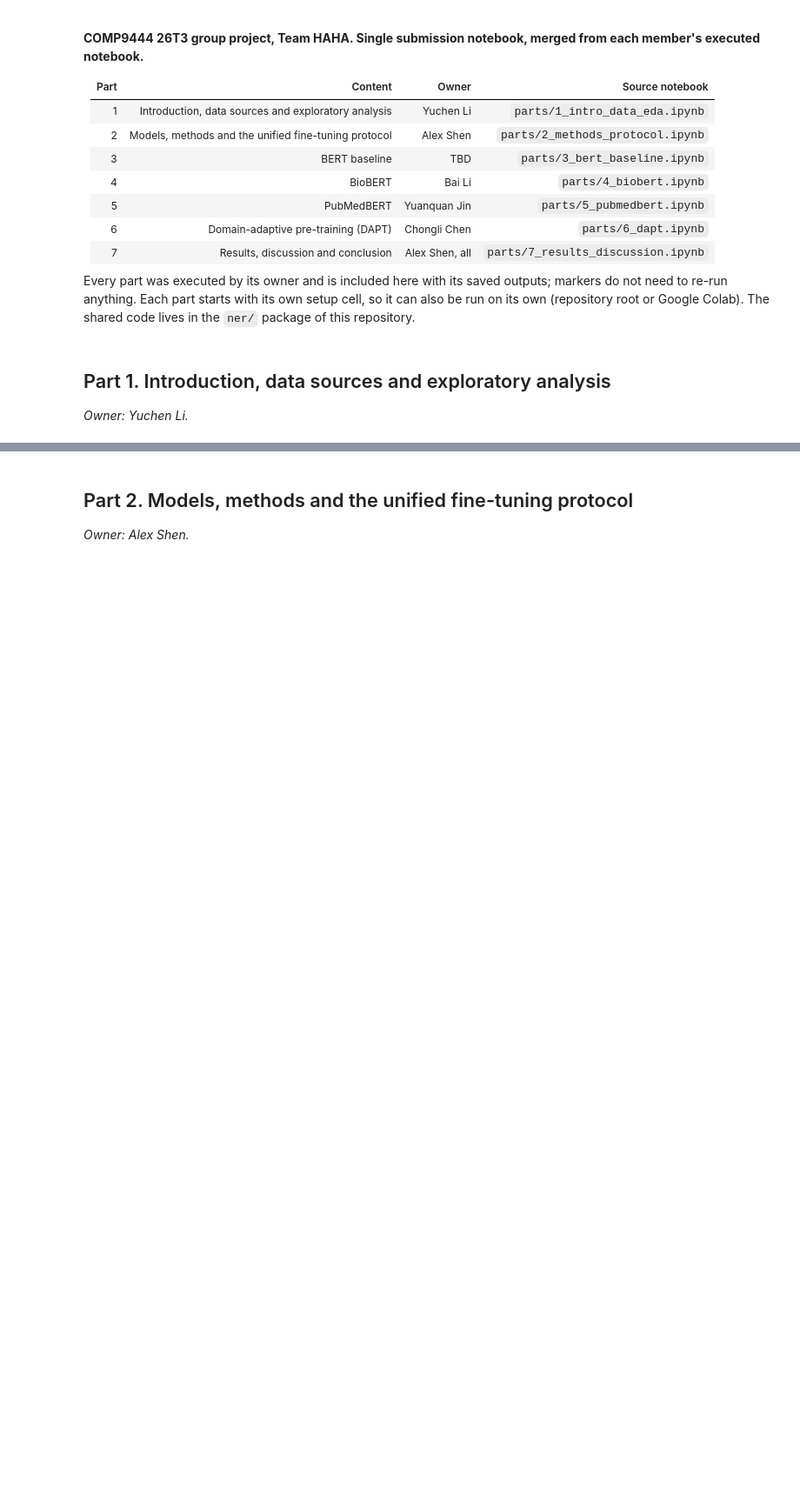
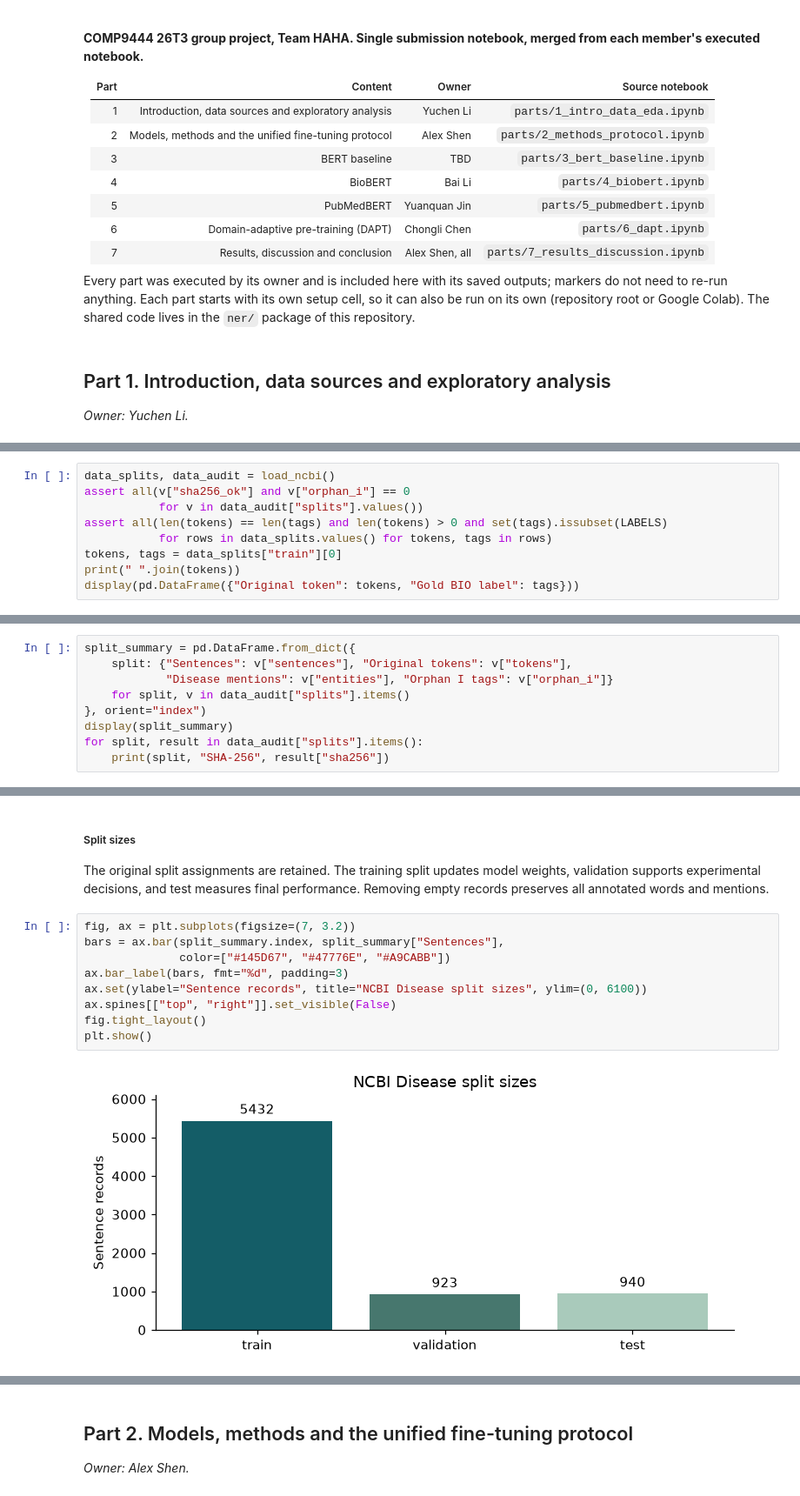
Before and after one commit to lofty14/bert-ner-baseline, a Jupyter notebook: Project13_final.ipynb, the cells around one changed output, grey strips where cells are left out. Shown at 87% size. Drawn from its saved outputs; the diff is of its cells as text; blank space fills up the shorter version.

```diff
--- a/Project13_final.ipynb
+++ b/Project13_final.ipynb
@@ -27,0 +101,9 @@ Every part was executed by its owner and is included here with its saved outputs
+# %%
+data_splits, data_audit = load_ncbi()
+assert all(v["sha256_ok"] and v["orphan_i"] == 0
+           for v in data_audit["splits"].values())
+assert all(len(tokens) == len(tags) and len(tokens) > 0 and set(tags).issubset(LABELS)
+           for rows in data_splits.values() for tokens, tags in rows)
+tokens, tags = data_splits["train"][0]
+print(" ".join(tokens))
+display(pd.DataFrame({"Original token": tokens, "Gold BIO label": tags}))
@@ -27,0 +175,9 @@ Every part was executed by its owner and is included here with its saved outputs
+# %%
+split_summary = pd.DataFrame.from_dict({
+    split: {"Sentences": v["sentences"], "Original tokens": v["tokens"],
+            "Disease mentions": v["entities"], "Orphan I tags": v["orphan_i"]}
+    for split, v in data_audit["splits"].items()
+}, orient="index")
+display(split_summary)
+for split, result in data_audit["splits"].items():
+    print(split, "SHA-256", result["sha256"])
@@ -27,0 +192,16 @@ Every part was executed by its owner and is included here with its saved outputs
+# %% [markdown]
+##### Split sizes
+The original split assignments are retained. The training split updates model weights,
+validation supports experimental decisions, and test measures final performance.
+Removing empty records preserves all annotated words and mentions.
+# %%
+fig, ax = plt.subplots(figsize=(7, 3.2))
+bars = ax.bar(split_summary.index, split_summary["Sentences"],
+              color=["#145D67", "#47776E", "#A9CABB"])
+ax.bar_label(bars, fmt="%d", padding=3)
+ax.set(ylabel="Sentence records", title="NCBI Disease split sizes", ylim=(0, 6100))
+ax.spines[["top", "right"]].set_visible(False)
+fig.tight_layout()
+plt.show()
+# %% [output]
+[figure, added]
```
Also changed, not shown: parts of 25 cells of this notebook, 1 other file.
